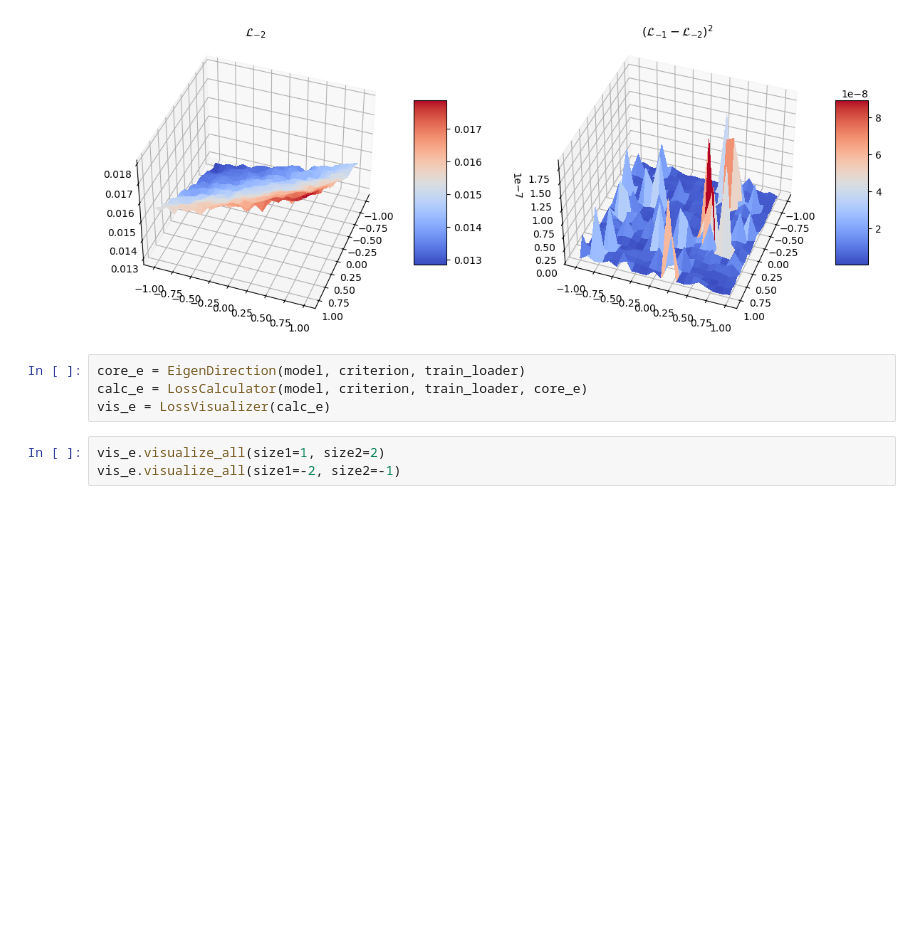
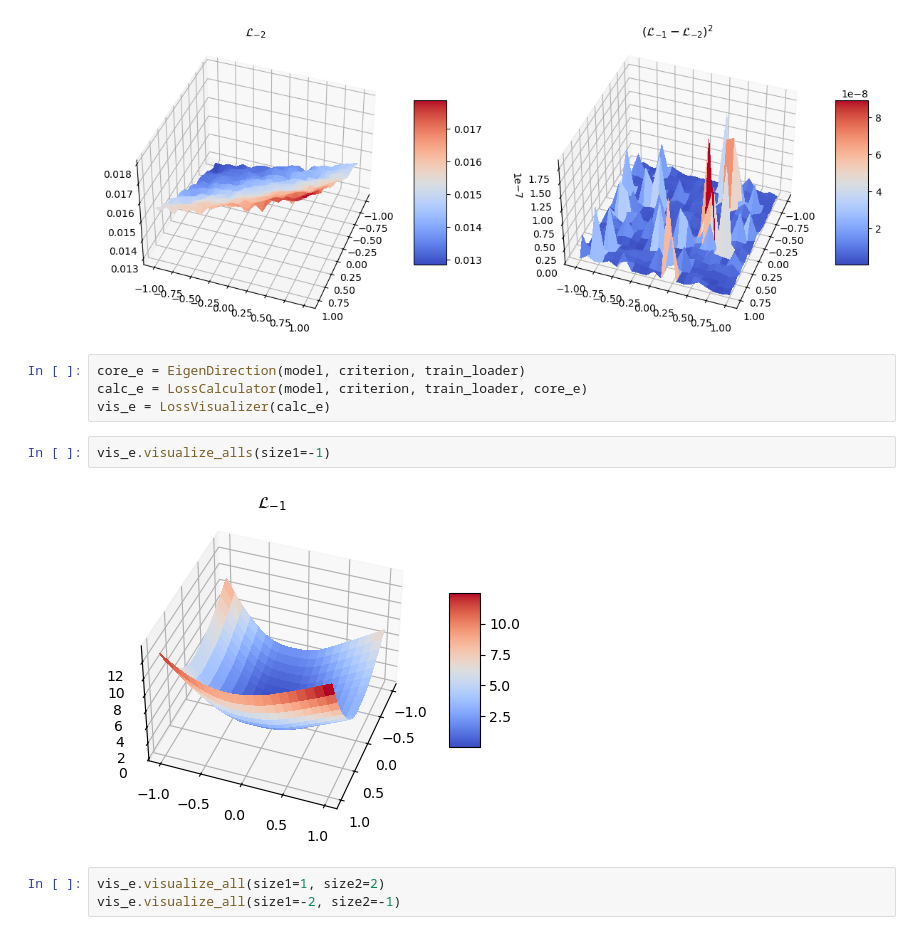
Before and after one commit to intsystems/2025-Project-183, a Jupyter notebook: code/loss_visualizing.ipynb, the cells around one changed output. Drawn from its saved outputs; the diff is of its cells as text; blank space fills up the shorter version.

```diff
--- a/code/loss_visualizing.ipynb
+++ b/code/loss_visualizing.ipynb
@@ -58,6 +58,10 @@ vis.visualize_all(size1=-2, size2=-1)
 core_e = EigenDirection(model, criterion, train_loader)
 calc_e = LossCalculator(model, criterion, train_loader, core_e)
 vis_e = LossVisualizer(calc_e)
+# %%
+vis_e.visualize_alls(size1=-1)
+# %% [output]
+[figure, added]
 # %%
 vis_e.visualize_all(size1=1, size2=2)
 vis_e.visualize_all(size1=-2, size2=-1)
```
Also changed, not shown: 31 other files.
